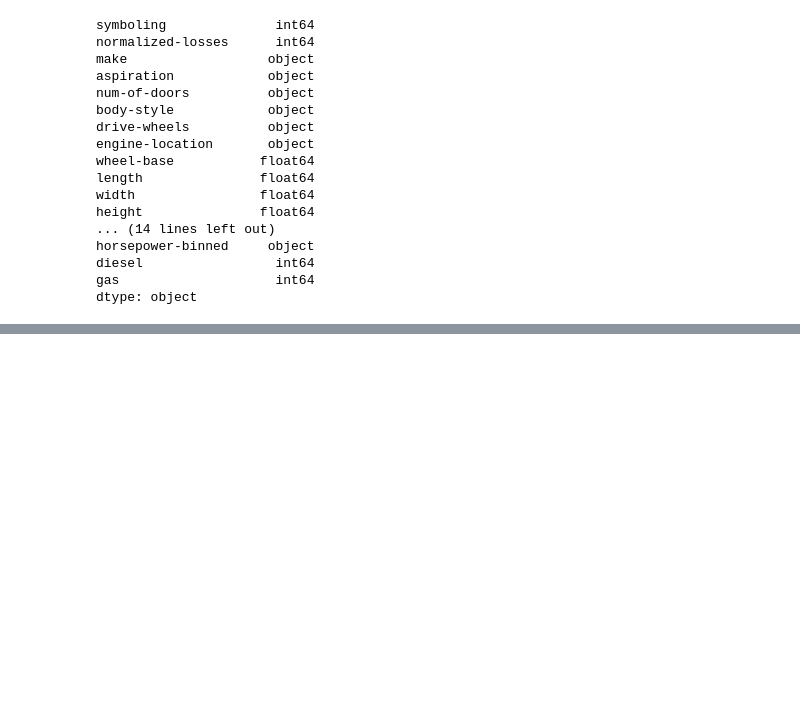
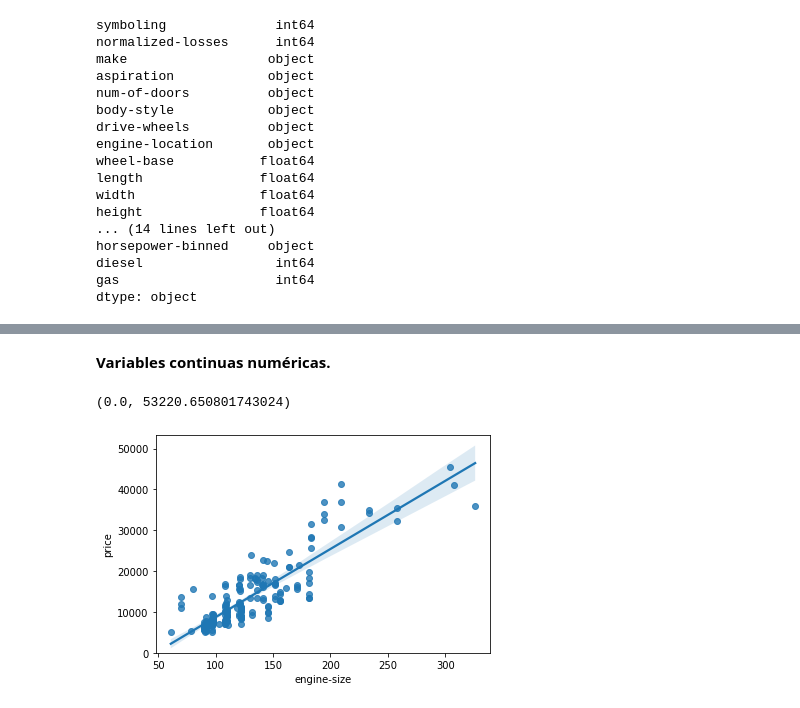
Before and after one commit to PosgradoMNA/actividades-de-aprendizaje-a00377571, a Jupyter notebook: Data_Analysis_Modulo3.ipynb, the cells around one changed output, grey strips where cells are left out. Saved outputs shown, nothing was run; the diff lists cells and outputs as text; code cells hidden in the pictures; blank space fills up the shorter version.

```diff
--- a/Data_Analysis_Modulo3.ipynb
+++ b/Data_Analysis_Modulo3.ipynb
@@ -108,0 +144,9 @@ dtype: object
+# %% [markdown]
+**Variables continuas numéricas.**
+# %%
+sns.regplot(x='engine-size',y='price',data=df)
+plt.ylim(0,)
+#plt.xlim(0,)
+# %% [output]
+(0.0, 53220.650801743024)
+[figure, added]
```
Also changed, not shown: parts of 6 cells of this notebook.
